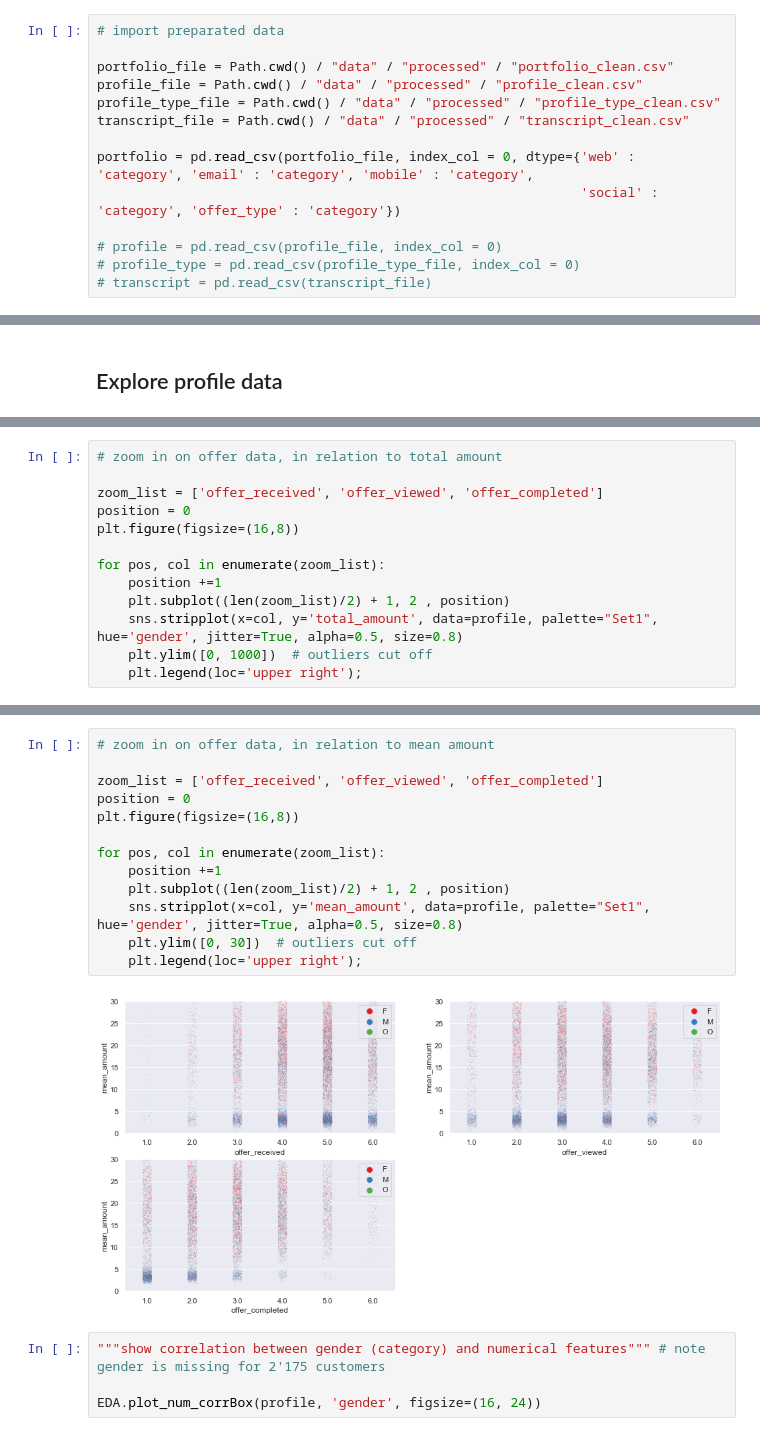
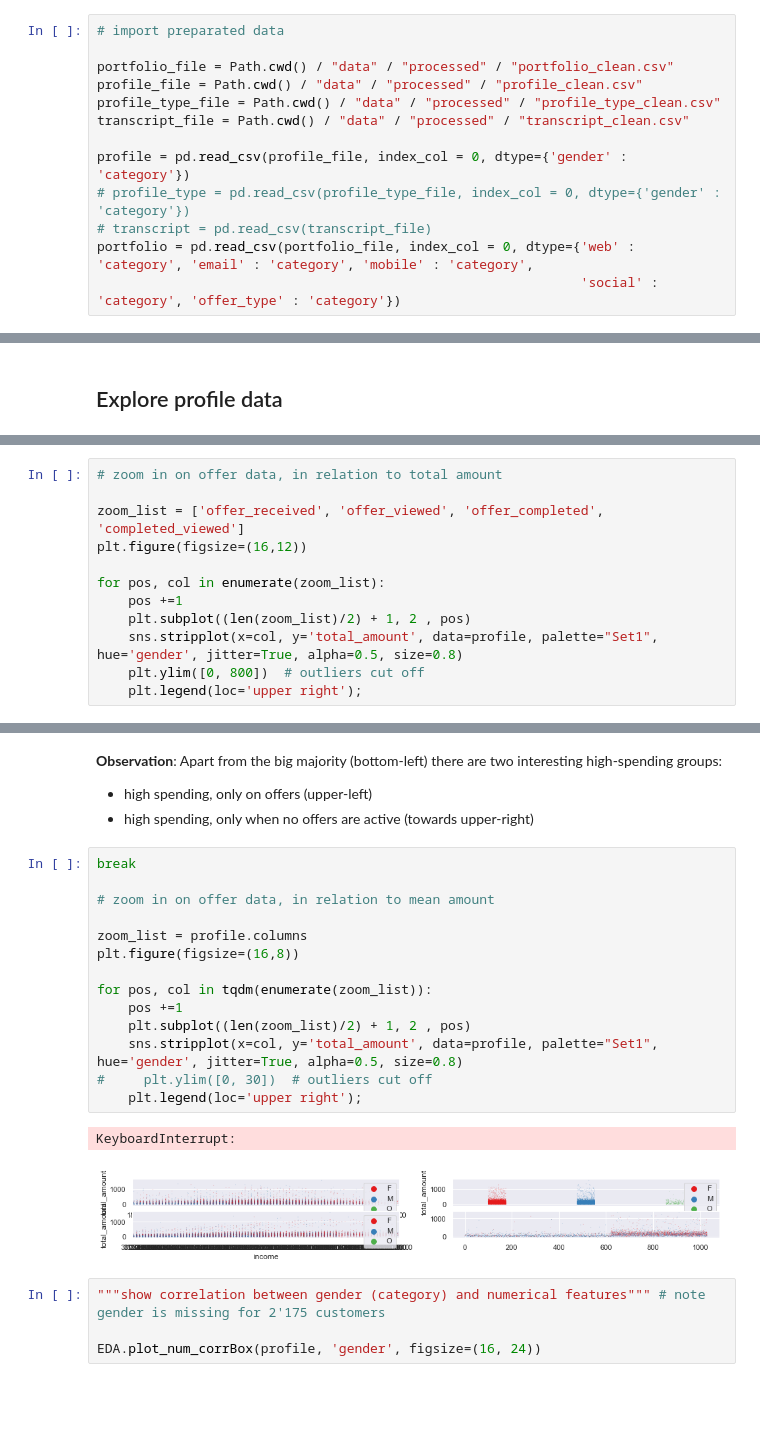
Before and after one commit to rbuerki/segmentation-challenge-starbucks, a Jupyter notebook: 2-eda.ipynb, the cells around one changed output, grey strips where cells are left out. Saved outputs shown, nothing was run; the diff lists cells and outputs as text; blank space fills up the shorter version.

```diff
--- a/2-eda.ipynb
+++ b/2-eda.ipynb
@@ -45,12 +46,11 @@ profile_file = Path.cwd() / "data" / "processed" / "profile_clean.csv"
 profile_type_file = Path.cwd() / "data" / "processed" / "profile_type_clean.csv"
 transcript_file = Path.cwd() / "data" / "processed" / "transcript_clean.csv"
 
+profile = pd.read_csv(profile_file, index_col = 0, dtype={'gender' : 'category'})
+# profile_type = pd.read_csv(profile_type_file, index_col = 0, dtype={'gender' : 'category'})
+# transcript = pd.read_csv(transcript_file)
 portfolio = pd.read_csv(portfolio_file, index_col = 0, dtype={'web' : 'category', 'email' : 'category', 'mobile' : 'category',
                                                               'social' : 'category', 'offer_type' : 'category'})
-
-# profile = pd.read_csv(profile_file, index_col = 0)
-# profile_type = pd.read_csv(profile_type_file, index_col = 0)
-# transcript = pd.read_csv(transcript_file)
 # %% [markdown]
 ## Explore portfolio data
 # %%
@@ -195,14 +241,13 @@ EDA.plot_corr_num_scatter(profile, 'total_amount', hue='gender', figsize=(16, 20
 # %%
 # zoom in on offer data, in relation to total amount
 
-zoom_list = ['offer_received', 'offer_viewed', 'offer_completed']
-position = 0
-plt.figure(figsize=(16,8))
+zoom_list = ['offer_received', 'offer_viewed', 'offer_completed', 'completed_viewed']
+plt.figure(figsize=(16,12))
 
 for pos, col in enumerate(zoom_list):
-    position +=1
-    plt.subplot((len(zoom_list)/2) + 1, 2 , position)
+    pos +=1
+    plt.subplot((len(zoom_list)/2) + 1, 2 , pos)
     sns.stripplot(x=col, y='total_amount', data=profile, palette="Set1", hue='gender', jitter=True, alpha=0.5, size=0.8)
-    plt.ylim([0, 1000])  # outliers cut off
+    plt.ylim([0, 800])  # outliers cut off
     plt.legend(loc='upper right');
 # %% [output]
@@ -210,18 +264,24 @@ for pos, col in enumerate(zoom_list):
+# %% [markdown]
+**Observation**: Apart from the big majority (bottom-left) there are two interesting high-spending groups:
+- high spending, only on offers (upper-left)
+- high spending, only when no offers are active (towards upper-right)
 # %%
+break
+
 # zoom in on offer data, in relation to mean amount
 
-zoom_list = ['offer_received', 'offer_viewed', 'offer_completed']
-position = 0
+zoom_list = profile.columns
 plt.figure(figsize=(16,8))
 
-for pos, col in enumerate(zoom_list):
-    position +=1
-    plt.subplot((len(zoom_list)/2) + 1, 2 , position)
-    sns.stripplot(x=col, y='mean_amount', data=profile, palette="Set1", hue='gender', jitter=True, alpha=0.5, size=0.8)
-    plt.ylim([0, 30])  # outliers cut off
+for pos, col in tqdm(enumerate(zoom_list)):
+    pos +=1
+    plt.subplot((len(zoom_list)/2) + 1, 2 , pos)
+    sns.stripplot(x=col, y='total_amount', data=profile, palette="Set1", hue='gender', jitter=True, alpha=0.5, size=0.8)
+#     plt.ylim([0, 30])  # outliers cut off
     plt.legend(loc='upper right');
 # %% [output]
+KeyboardInterrupt:
-[figure, old version]
+[figure, new version]
 # %%
 """show correlation between gender (category) and numerical features""" # note gender is missing for 2'175 customers
 
```
Also changed, not shown: parts of 12 cells of this notebook.
